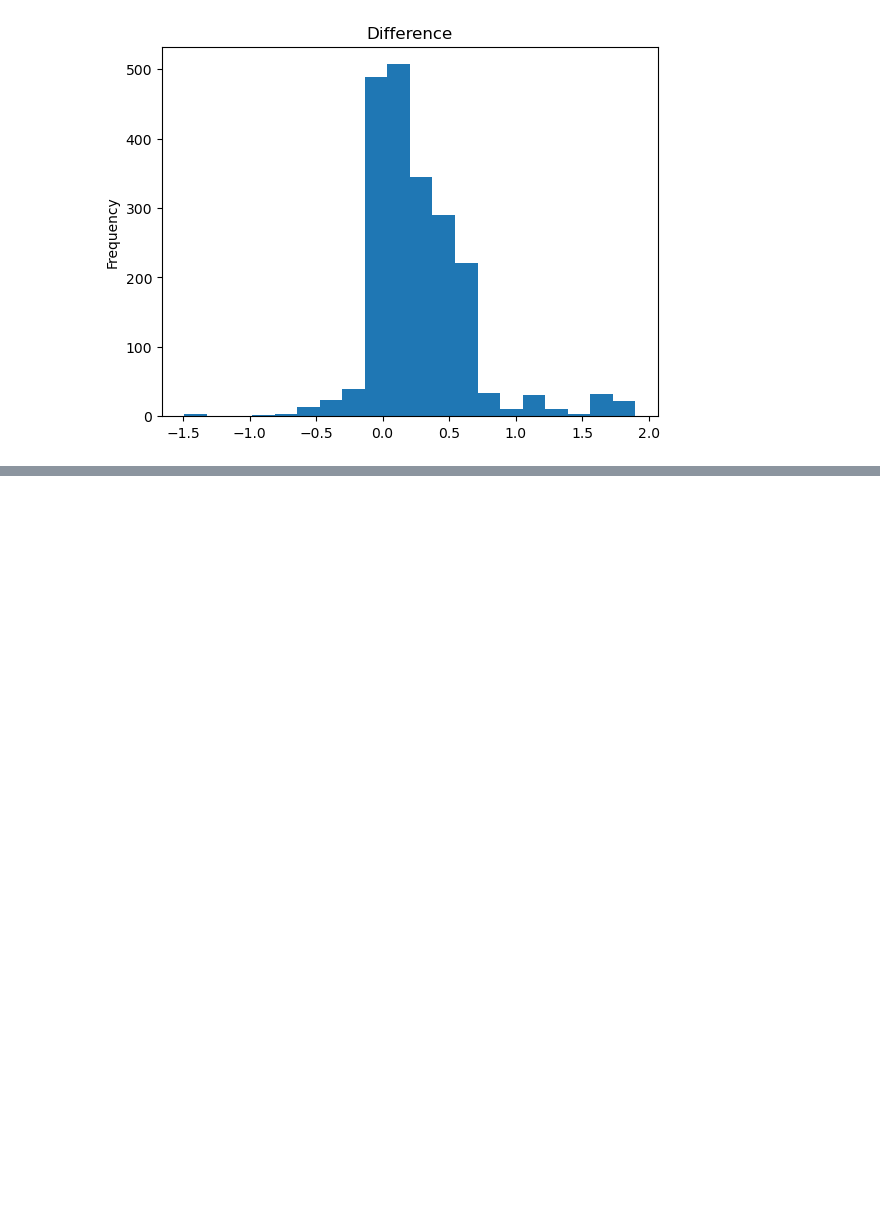
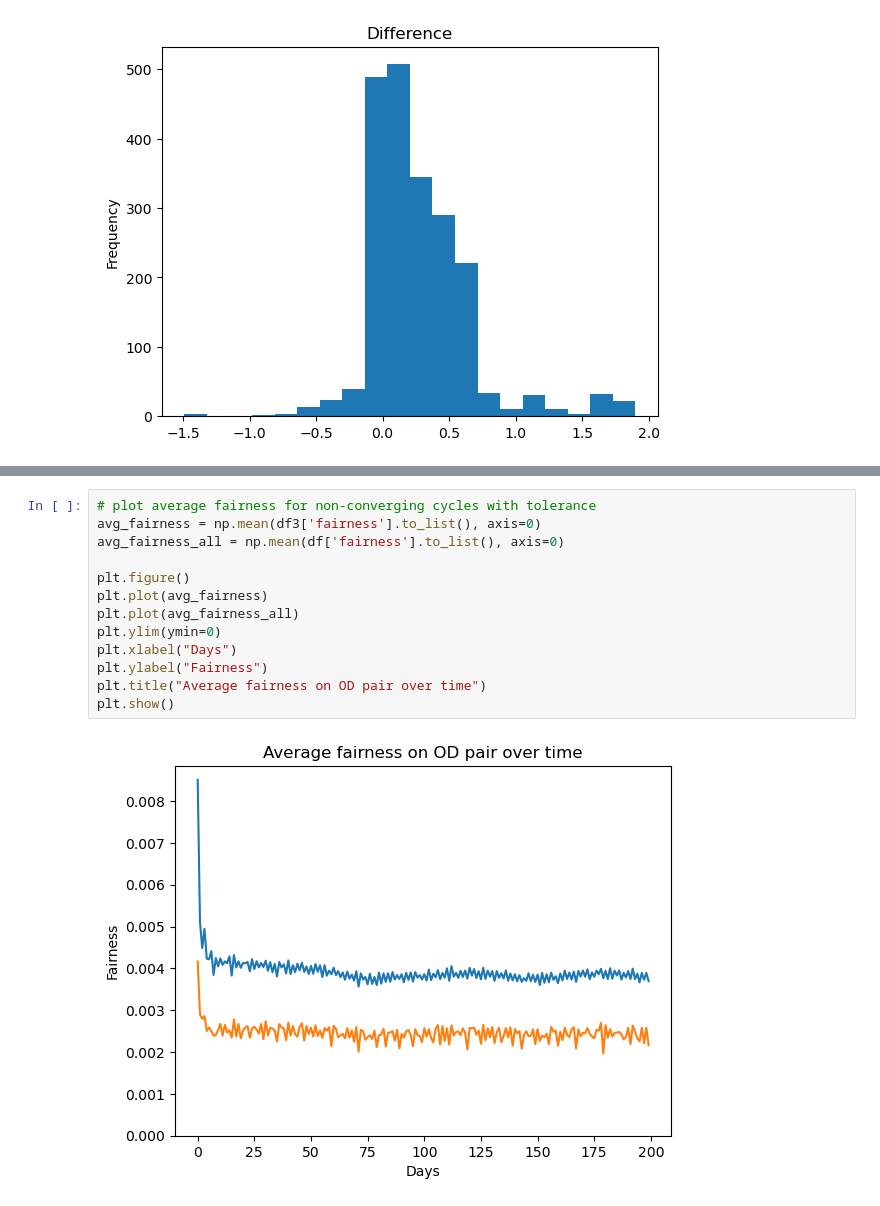
Before and after one commit to COeXISTENCE-PROJECT/Wardropian_cycles, a Jupyter notebook: Greedy_algorithm/plots_numerical_results.ipynb, the cells around one changed output, grey strips where cells are left out. Drawn from its saved outputs; the diff is of its cells as text; blank space fills up the shorter version.

```diff
--- a/Greedy_algorithm/plots_numerical_results.ipynb
+++ b/Greedy_algorithm/plots_numerical_results.ipynb
@@ -157,0 +273,15 @@ plt.show()
+# %%
+# plot average fairness for non-converging cycles with tolerance
+avg_fairness = np.mean(df3['fairness'].to_list(), axis=0)
+avg_fairness_all = np.mean(df['fairness'].to_list(), axis=0)
+
+plt.figure()
+plt.plot(avg_fairness)
+plt.plot(avg_fairness_all)
+plt.ylim(ymin=0)
+plt.xlabel("Days")
+plt.ylabel("Fairness")
+plt.title("Average fairness on OD pair over time")
+plt.show()
+# %% [output]
+[figure, added]
```
Also changed, not shown: parts of 9 cells of this notebook, 12 other files.
